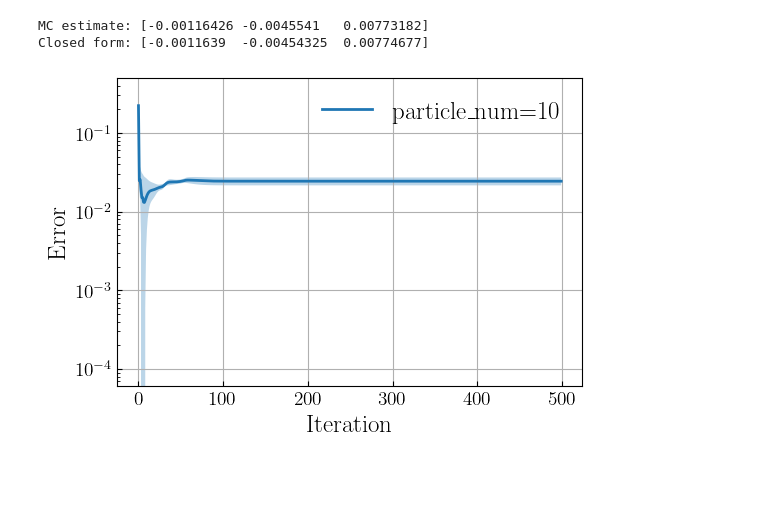
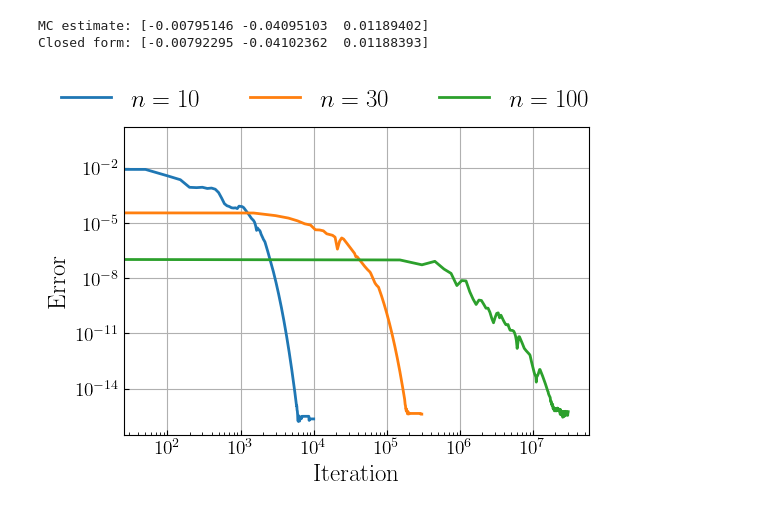
Before and after one commit to hudsonchen/MMDF_cubature, a Jupyter notebook: plotting_notebooks/mmd_flow_exact.ipynb, the cells around one changed output. Cells and saved outputs as stored; diff of their text form; code cells hidden in the pictures; blank space fills up the shorter version.

```diff
--- a/plotting_notebooks/mmd_flow_exact.ipynb
+++ b/plotting_notebooks/mmd_flow_exact.ipynb
@@ -61,15 +61,14 @@ def closed_form_expression(x, mu, Sigma, ell):
     which is a d-dimensional vector in x.
     """
     d = len(x)
-    # A = 2 ell^{-2} I + Sigma^{-1}
     invSigma = la.inv(Sigma)
-    A = invSigma + 2.0 * (1.0/(ell**2)) * np.eye(d)
+    A = invSigma + (1.0/(ell**2)) * np.eye(d)
     invA = la.inv(A)
 
     # We can compute that piece exactly as user wrote:
     #   det(2 ell^{-2} Sigma + I)^{ -1/2 }
     # which is det(A Sigma^{-1})^{ -1/2 } if we like. We'll do it directly:
-    det_part = la.det(2.0*(1.0/(ell**2))*Sigma + np.eye(d))**(-0.5)
+    det_part = la.det((1.0/(ell**2))*Sigma + np.eye(d))**(-0.5)
 
     # exponent part 1: exp(-1/2 mu^T Sigma^{-1} mu)
     exp1 = np.exp(-0.5 * (mu.T @ invSigma @ mu))
@@ -77,12 +76,12 @@ def closed_form_expression(x, mu, Sigma, ell):
     # exponent part 2:
     #    - ell^{-2} ||x||^2
     #  + 1/2 [ (2 ell^{-2} x - Sigma^{-1} mu)^T invA (2 ell^{-2} x - Sigma^{-1} mu ) ]
-    two_linv2_x = 2.0*(1.0/(ell**2))*x
+    two_linv2_x = (1.0/(ell**2))*x
     # Actually the expression is: (2 ell^{-2} x - Sigma^{-1} mu)
     # so let's define that vector:
     b_vec = two_linv2_x + (invSigma @ mu)
     exponent2 = (
-        - (1.0/(ell**2)) * (x.T @ x)
+        - 0.5 * (1.0/(ell**2)) * (x.T @ x)
         + 0.5 * (b_vec.T @ invA @ b_vec)
     )
     exp2 = np.exp(exponent2)
@@ -92,8 +91,8 @@ def closed_form_expression(x, mu, Sigma, ell):
     #      + 2 ell^{-2} invA (2 ell^{-2} x - Sigma^{-1} mu )
     #    ]
     bracket_term = (
-        -2.0*(1.0/(ell**2))*x
-        + 2.0*(1.0/(ell**2)) * (invA @ b_vec)
+        -(1.0/(ell**2))*x
+        + (1.0/(ell**2)) * (invA @ b_vec)
     )
 
     return det_part * exp1 * exp2 * bracket_term
@@ -114,8 +113,8 @@ Y = np.random.multivariate_normal(mu, Sigma, size=N)
 
 diff = Y - x[None, :]
 diff_sq = np.sum(diff**2, axis=1)
-part_1 = np.exp(- (ell**-2) * diff_sq)
-part_2 = -2 * (ell**-2) * (x[None, :] - Y)
+part_1 = np.exp(- 0.5 * (ell**-2) * diff_sq)
+part_2 = - (ell**-2) * (x[None, :] - Y)
 mc_estimate = (part_1[:, None] * part_2).mean(0)
 
 # Closed form
@@ -124,8 +123,8 @@ cf = closed_form_expression(x, mu, Sigma, ell)
 print("MC estimate:", mc_estimate)
 print("Closed form:", cf)
 # %% [output]
-MC estimate: [-0.00116426 -0.0045541   0.00773182]
-Closed form: [-0.0011639  -0.00454325  0.00774677]
+MC estimate: [-0.00795146 -0.04095103  0.01189402]
+Closed form: [-0.00792295 -0.04102362  0.01188393]
 # %%
 
 def exact_integral(distribution, rate, trajectory):
@@ -147,8 +146,8 @@ def exact_integral(distribution, rate, trajectory):
         y = trajectory[i, :, :]
         diff = y - x[None, :]
         diff_sq = np.sum(diff**2, axis=1)
-        part_1 = np.exp(- (ell**(-2)) * diff_sq)
-        part_2 = -2 * (ell**(-2)) * (x[None, :] - y)
+        part_1 = np.exp(- 0.5 * (ell**(-2)) * diff_sq)
+        part_2 = -(ell**(-2)) * (x[None, :] - y)
         mc_estimate = (part_1[:, None] * part_2).mean(0)
 
         diff_exact = jnp.abs(closed_form.sum() - mc_estimate.sum())
@@ -157,16 +156,18 @@ def exact_integral(distribution, rate, trajectory):
 # %%
 rate = 1
 # particle_num_list = [10, 30, 100, 300, 1000]
-particle_num_list = [10]
-step_num_list = [100000, 10000, 10000, 30000, 30000]
-seed_numbers = [0, 1, 2]
+# particle_num_list = [10, 30, 100]
+particle_num_list = [10, 30, 100]
+step_num_list = [10000, 300000, 30000000]
+step_size_list = [1.0, 1.0, 2.0]
+seed_numbers = [0, 1, 2, 3, 4, 5, 6, 7, 8, 9]
 
 diff_dict = {}
 for e, particle_num in tqdm(enumerate(particle_num_list)):
 
     for seed in seed_numbers:
         dir_path = f"/home/zongchen/mmd_flow_cubature/results/mmd_flow/mog_dataset/Gaussian_kernel/"
-        dir_path += f"__step_size_0.1__bandwidth_1.0__step_num_{step_num_list[e]}__particle_num_{particle_num}__inject_noise_scale_0.0__seed_{seed}/"
+        dir_path += f"__step_size_{step_size_list[e]}__bandwidth_1.0__step_num_{step_num_list[e]}__particle_num_{particle_num}__inject_noise_scale_0.0__seed_{seed}/"
         trajectory = np.load(dir_path + f'Ys.npy')
         if seed == 0:
             diff_dict[particle_num] = np.zeros((len(seed_numbers), trajectory.shape[0]))
@@ -174,16 +175,18 @@ for e, particle_num in tqdm(enumerate(particle_num_list)):
         else:
             diff_dict[particle_num][seed, :] = exact_integral(distribution, rate, trajectory)
 # %%
+frames = 200
+import matplotlib.pyplot as plt
 plt, axs = plt.subplots(1, 1, figsize=(6, 4))
-for particle_num in particle_num_list:
-    mean_diff = np.mean(diff_dict[particle_num], axis=0)
-    std_diff = np.std(diff_dict[particle_num], axis=0)
-    axs.plot(np.arange(0, mean_diff.shape[0], rate), mean_diff, label=f'particle_num={particle_num}')
-    axs.fill_between(np.arange(0, mean_diff.shape[0], rate), mean_diff - std_diff, mean_diff + std_diff, alpha=0.3)
+for e, particle_num in enumerate(particle_num_list):
+    mean_diff = np.median(diff_dict[particle_num], axis=0)
+    axs.plot(np.arange(0, step_num_list[e], step_num_list[e]//200), mean_diff, label=fr'$n={particle_num}$')
 axs.set_yscale('log')
+axs.set_xscale('log')
 axs.set_xlabel('Iteration')
 axs.set_ylabel('Error')
-axs.legend()
+axs.legend(bbox_to_anchor=(1.05, 1.2), loc='upper right', ncol=3)
+plt.savefig('figures/exactness.pdf')
 plt.show()
 # %% [output]
-[figure, old version]
+[figure, new version]
```
Also changed, not shown: 10 other files.
